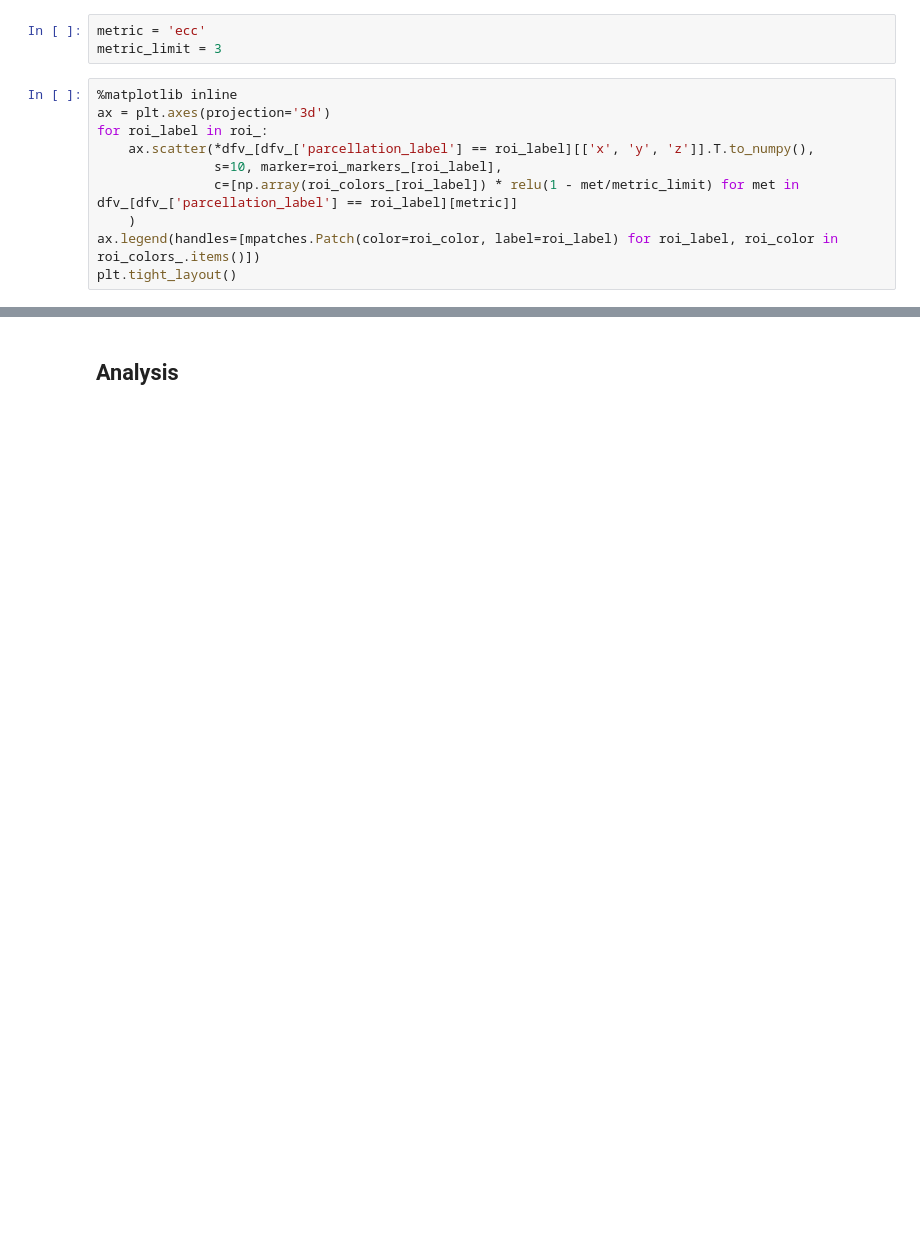
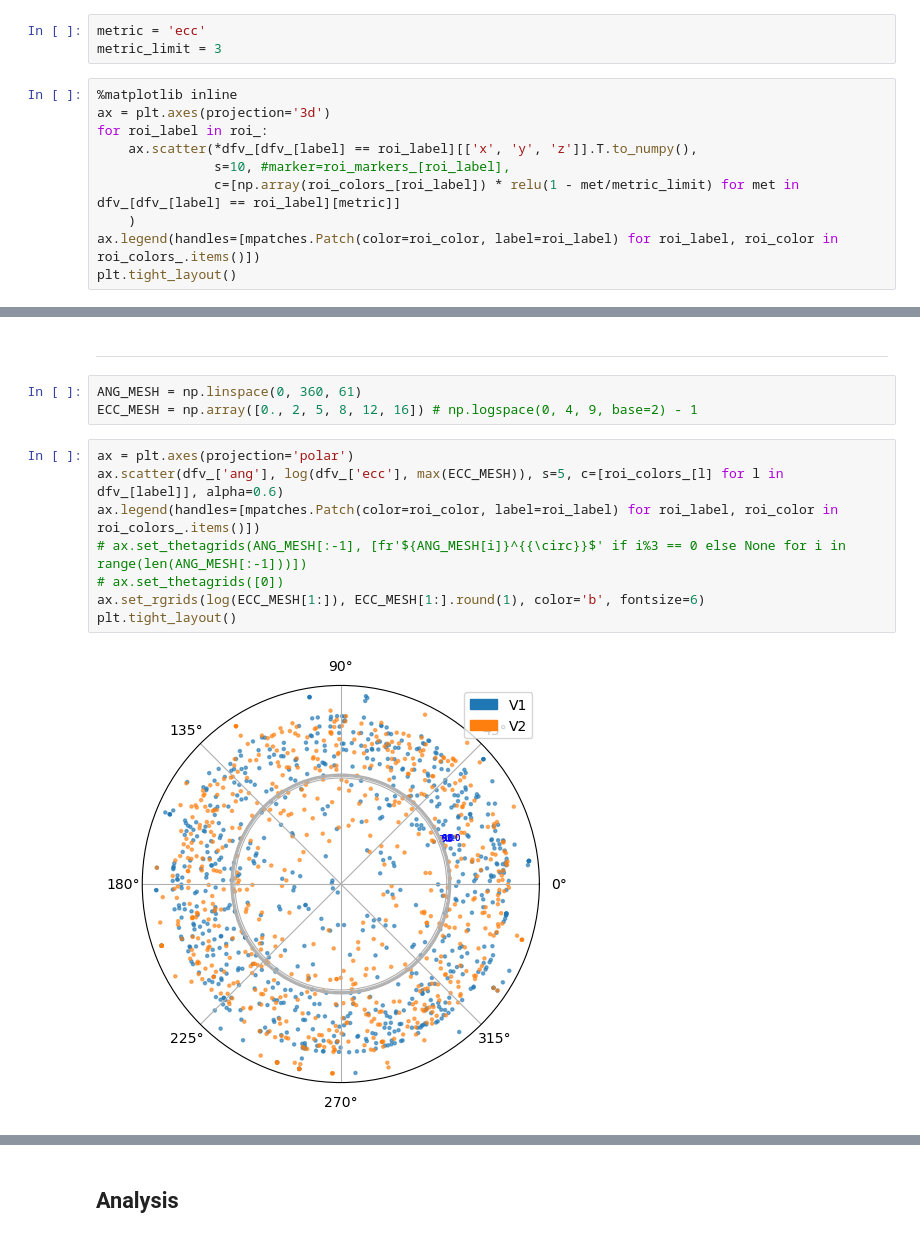
Before and after one commit to pulkitgoyal56/HCP-Playground, a Jupyter notebook: prfresults.ipynb, the cells around one changed output, grey strips where cells are left out. Saved outputs shown, nothing was run; the diff lists cells and outputs as text; blank space fills up the shorter version.

```diff
--- a/prfresults.ipynb
+++ b/prfresults.ipynb
@@ -308,9 +319,9 @@ metric_limit = 3
 %matplotlib inline
 ax = plt.axes(projection='3d')
 for roi_label in roi_:
-    ax.scatter(*dfv_[dfv_['parcellation_label'] == roi_label][['x', 'y', 'z']].T.to_numpy(),
-               s=10, marker=roi_markers_[roi_label],
-               c=[np.array(roi_colors_[roi_label]) * relu(1 - met/metric_limit) for met in dfv_[dfv_['parcellation_label'] == roi_label][metric]]
+    ax.scatter(*dfv_[dfv_[label] == roi_label][['x', 'y', 'z']].T.to_numpy(),
+               s=10, #marker=roi_markers_[roi_label],
+               c=[np.array(roi_colors_[roi_label]) * relu(1 - met/metric_limit) for met in dfv_[dfv_[label] == roi_label][metric]]
     )
 ax.legend(handles=[mpatches.Patch(color=roi_color, label=roi_label) for roi_label, roi_color in roi_colors_.items()])
 plt.tight_layout()
@@ -318,0 +330,15 @@ plt.tight_layout()
+# %% [markdown]
+---
+# %%
+ANG_MESH = np.linspace(0, 360, 61)
+ECC_MESH = np.array([0., 2, 5, 8, 12, 16]) # np.logspace(0, 4, 9, base=2) - 1
+# %%
+ax = plt.axes(projection='polar')
+ax.scatter(dfv_['ang'], log(dfv_['ecc'], max(ECC_MESH)), s=5, c=[roi_colors_[l] for l in dfv_[label]], alpha=0.6)
+ax.legend(handles=[mpatches.Patch(color=roi_color, label=roi_label) for roi_label, roi_color in roi_colors_.items()])
+# ax.set_thetagrids(ANG_MESH[:-1], [fr'${ANG_MESH[i]}^{{\circ}}$' if i%3 == 0 else None for i in range(len(ANG_MESH[:-1]))])
+# ax.set_thetagrids([0])
+ax.set_rgrids(log(ECC_MESH[1:]), ECC_MESH[1:].round(1), color='b', fontsize=6)
+plt.tight_layout()
+# %% [output]
+[figure, added]
```
Also changed, not shown: parts of 40 cells of this notebook.
